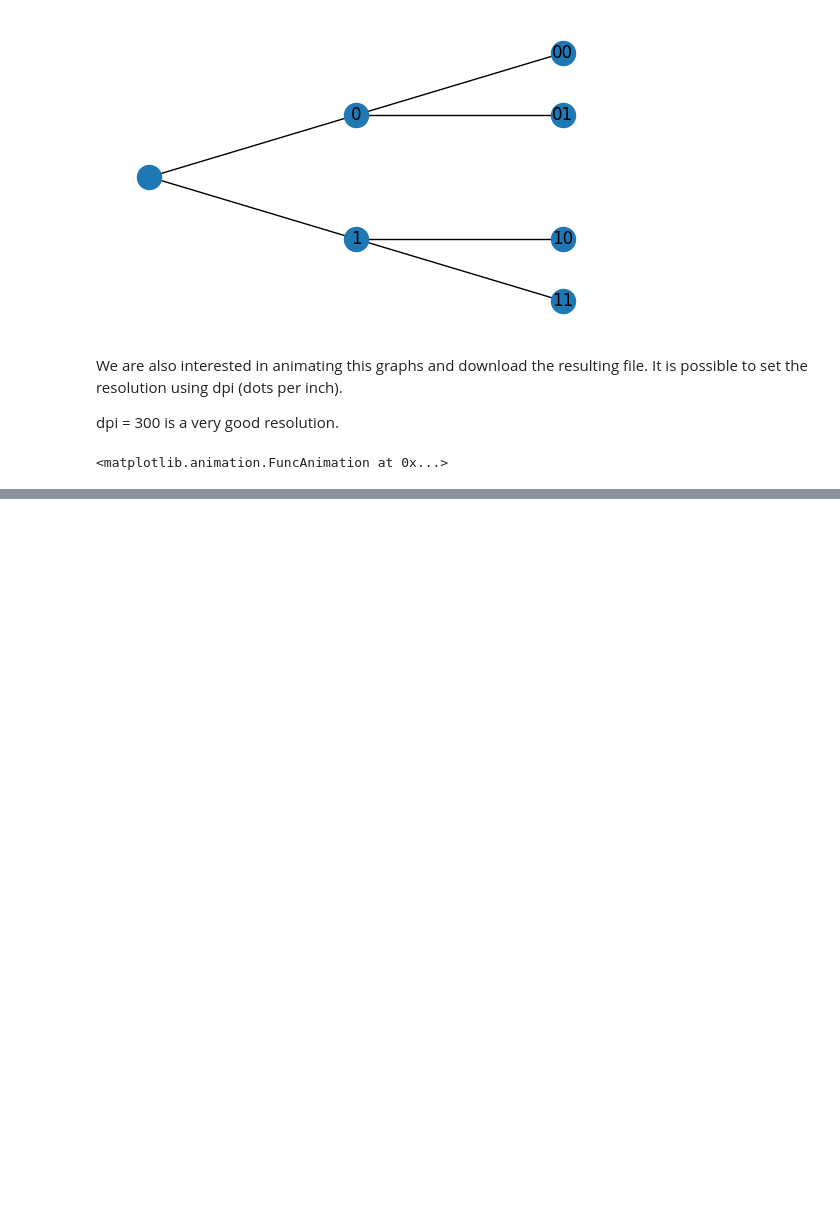
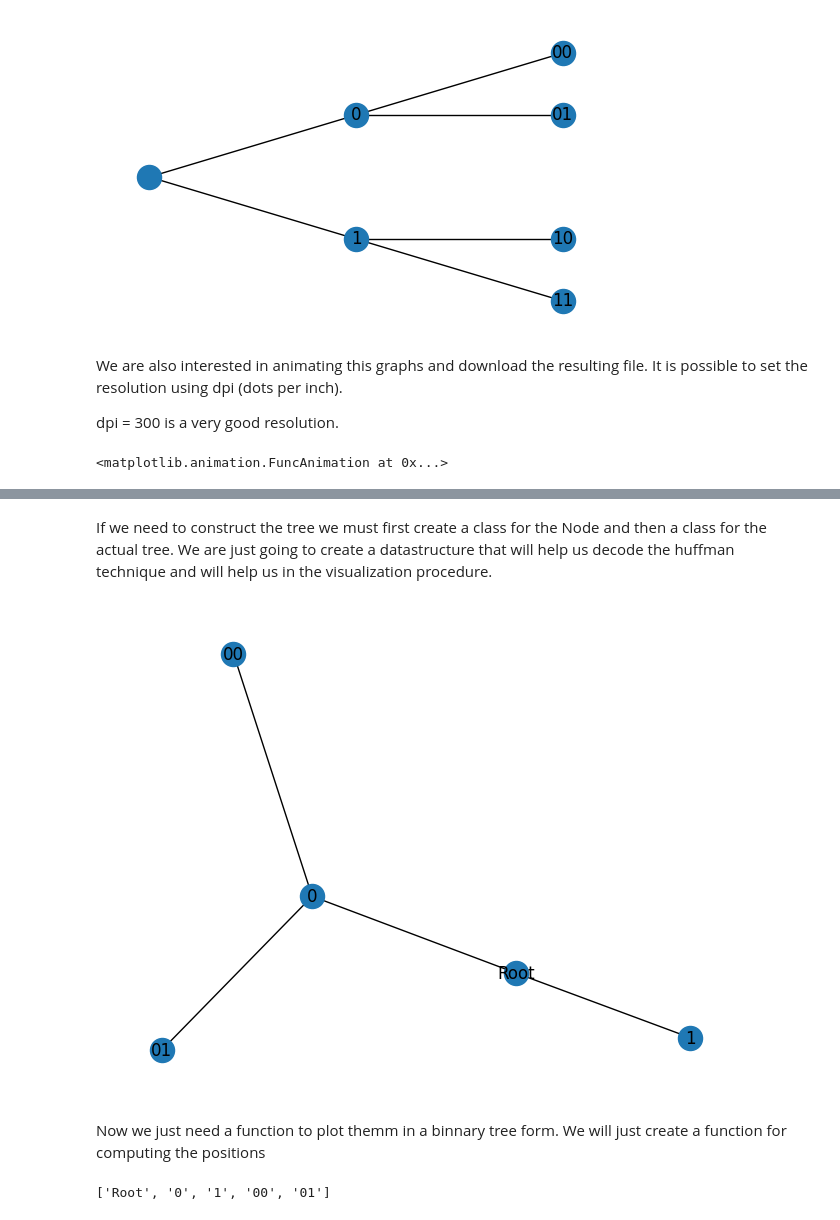
Before and after one commit to MattiaFiore/Source-Coding-Project, a Jupyter notebook: Introduction.ipynb, the cells around one changed output, grey strips where cells are left out. Saved outputs shown, nothing was run; the diff lists cells and outputs as text; code cells hidden in the pictures; blank space fills up the shorter version.

```diff
--- a/Introduction.ipynb
+++ b/Introduction.ipynb
@@ -209,0 +321,32 @@ print(count.total())
+# %% [markdown]
+If we need to construct the tree we must first create a class for the Node and then a class for the actual tree. We are just going to create a datastructure that will help us decode the huffman technique and will help us in the visualization procedure.
+# %%
+class Node():
+
+  def __init__(self, string = '', parent = None):
+
+    self.string = string
+    self.parent = parent
+    self.left = None
+    self.right = None
+
+  def get_string(self):
+    return self.string
+
+  def get_left(self):
+    return self.left
+
+  def get_right(self):
+    return self.right
+
+  def set_string(self, new_string):
+    self.string = new_string
+
+  def set_left(self, new_left):
+    self.left = new_left
+
+  def set_right(self, new_right):
+    self.right = new_right
+
+  def __str__(self):
+    return self.get_string()
@@ -209,0 +419,24 @@ print(count.total())
+# %%
+import networkx as nx
+
+tree = Tree()
+G = nx.Graph()
+
+
+tree.add_child('Root', '0')
+tree.add_child('Root', '1')
+tree.add_child('0', '00')
+tree.add_child('0', '01')
+
+G.add_nodes_from(tree.get_node_names())
+G.add_edges_from(tree.get_edges())
+nx.draw(G, with_labels = True)
+# %% [output]
+[figure, added]
+# %% [markdown]
+Now we just need a function to plot themm in a binnary tree form.
+We will just create a function for computing the positions
+# %%
+tree.get_node_names()
+# %% [output]
+['Root', '0', '1', '00', '01']
```
Also changed, not shown: parts of 26 cells of this notebook.
